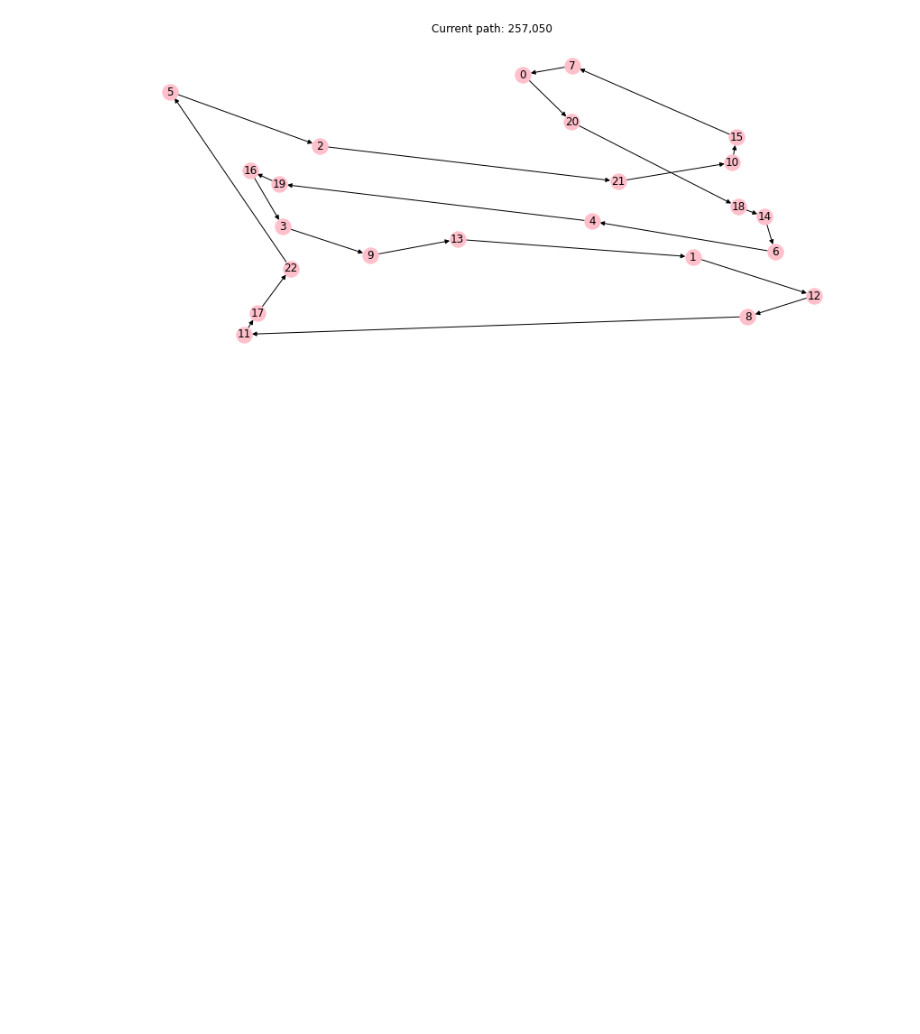
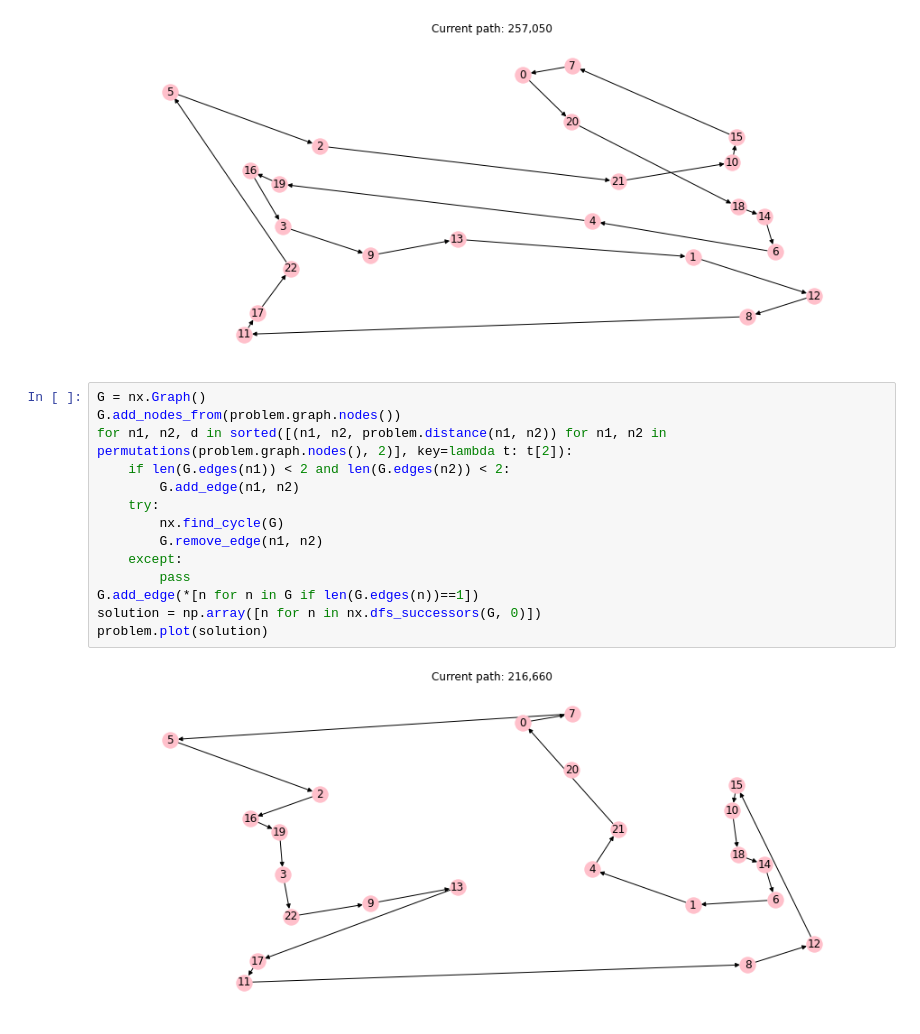
Before and after one commit to squillero/computational-intelligence, a Jupyter notebook: tsp.ipynb, the cells around one changed output. Drawn from its saved outputs; the diff is of its cells as text; blank space fills up the shorter version.

```diff
--- a/tsp.ipynb
+++ b/tsp.ipynb
@@ -95,3 +96,19 @@ problem.plot(solution)
 # %% [output]
 [figure]
 [figure]
+# %%
+G = nx.Graph()
+G.add_nodes_from(problem.graph.nodes())
+for n1, n2, d in sorted([(n1, n2, problem.distance(n1, n2)) for n1, n2 in permutations(problem.graph.nodes(), 2)], key=lambda t: t[2]):
+    if len(G.edges(n1)) < 2 and len(G.edges(n2)) < 2:
+        G.add_edge(n1, n2)
+    try:
+        nx.find_cycle(G)
+        G.remove_edge(n1, n2)
+    except:
+        pass
+G.add_edge(*[n for n in G if len(G.edges(n))==1])
+solution = np.array([n for n in nx.dfs_successors(G, 0)])
+problem.plot(solution)
+# %% [output]
+[figure, added]
```
Also changed, not shown: parts of 1 cell of this notebook.
